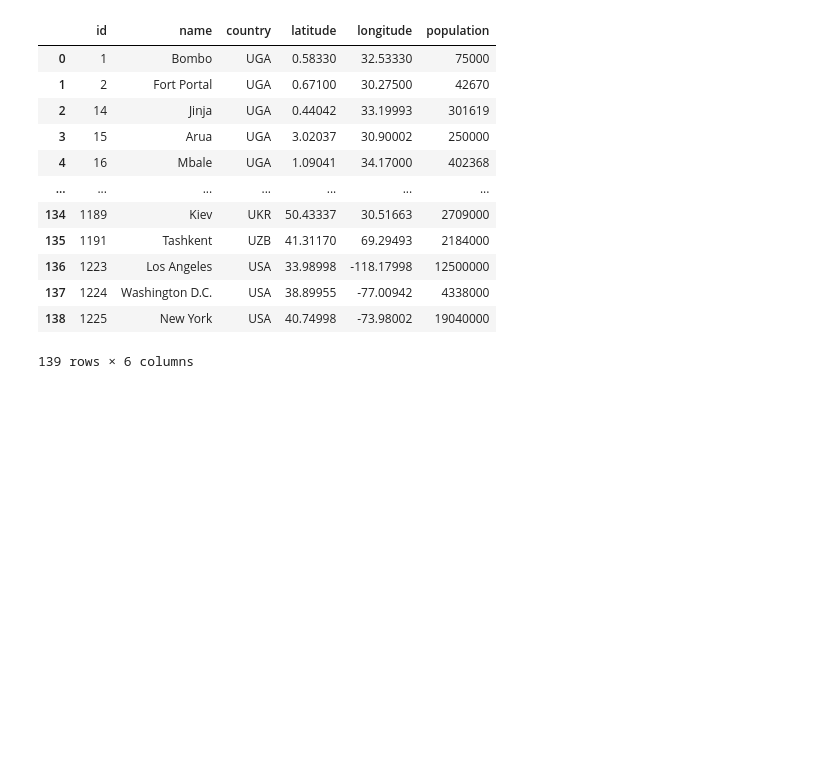
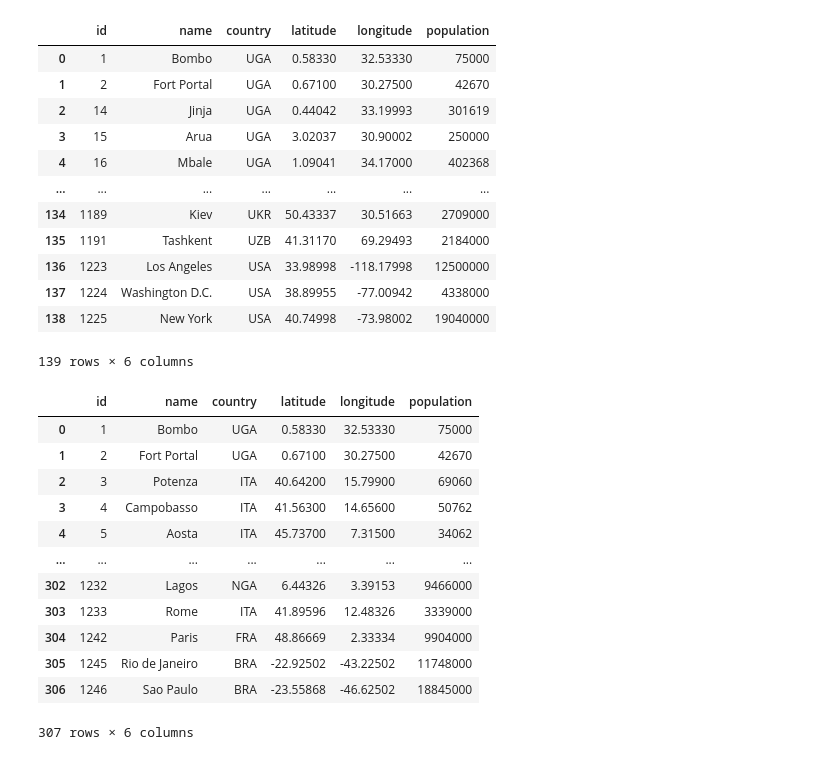
Before and after one commit to zyang91/spatial_data_management, a Jupyter notebook: Duckdb/introduction.ipynb, the cells around one changed output. Drawn from its saved outputs; the diff is of its cells as text; code cells hidden in the pictures; blank space fills up the shorter version.

```diff
--- a/Duckdb/introduction.ipynb
+++ b/Duckdb/introduction.ipynb
@@ -366,3 +366,23 @@ SELECT * FROM cities WHERE country LIKE 'U%';
 | 137 | 1224 | Washington D.C. | USA | 38.89955 | -77.00942 | 4338000 |
 | 138 | 1225 | New York | USA | 40.74998 | -73.98002 | 19040000 |
 139 rows × 6 columns
+# %%
+## end with A
+
+%%sql
+
+SELECT * FROM cities WHERE country LIKE '%A';
+# %% [output]
+|  | id | name | country | latitude | longitude | population |
+| 0 | 1 | Bombo | UGA | 0.58330 | 32.53330 | 75000 |
+| 1 | 2 | Fort Portal | UGA | 0.67100 | 30.27500 | 42670 |
+| 2 | 3 | Potenza | ITA | 40.64200 | 15.79900 | 69060 |
+| 3 | 4 | Campobasso | ITA | 41.56300 | 14.65600 | 50762 |
+| 4 | 5 | Aosta | ITA | 45.73700 | 7.31500 | 34062 |
+| ... | ... | ... | ... | ... | ... | ... |
+| 302 | 1232 | Lagos | NGA | 6.44326 | 3.39153 | 9466000 |
+| 303 | 1233 | Rome | ITA | 41.89596 | 12.48326 | 3339000 |
+| 304 | 1242 | Paris | FRA | 48.86669 | 2.33334 | 9904000 |
+| 305 | 1245 | Rio de Janeiro | BRA | -22.92502 | -43.22502 | 11748000 |
+| 306 | 1246 | Sao Paulo | BRA | -23.55868 | -46.62502 | 18845000 |
+307 rows × 6 columns
```
Also changed, not shown: parts of 1 cell of this notebook.
